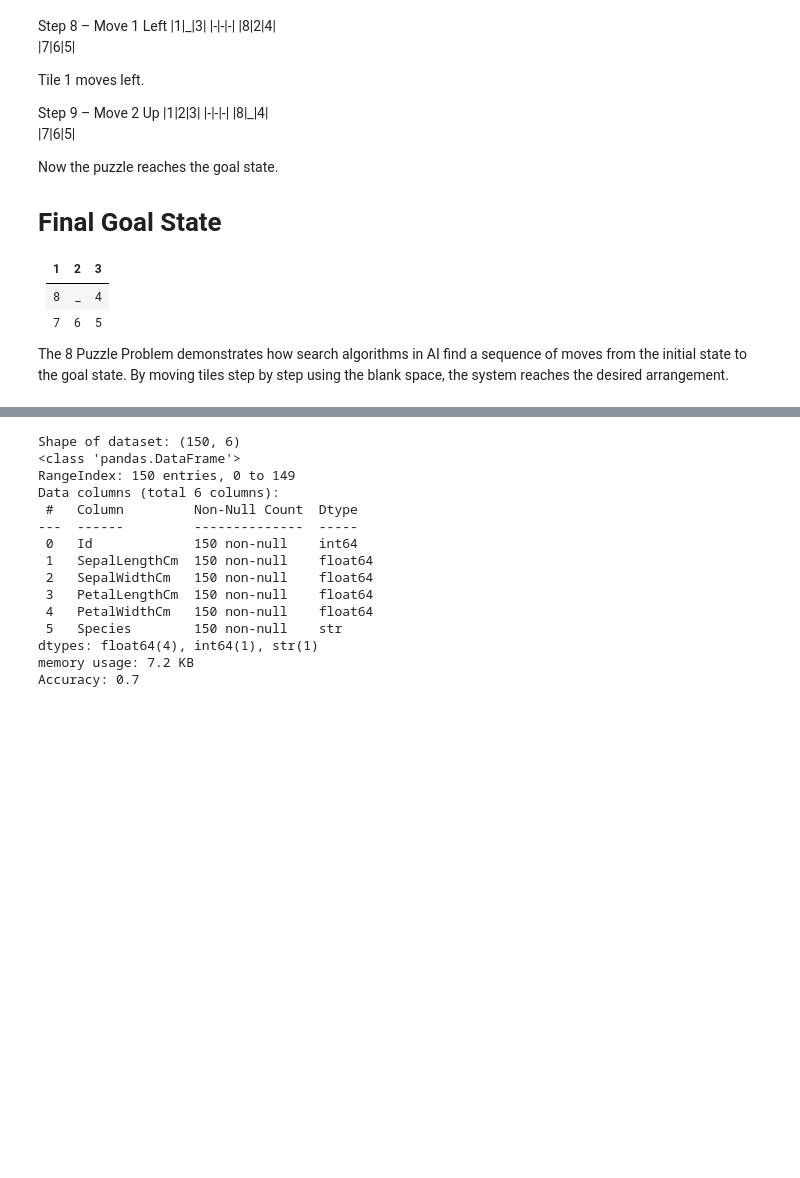
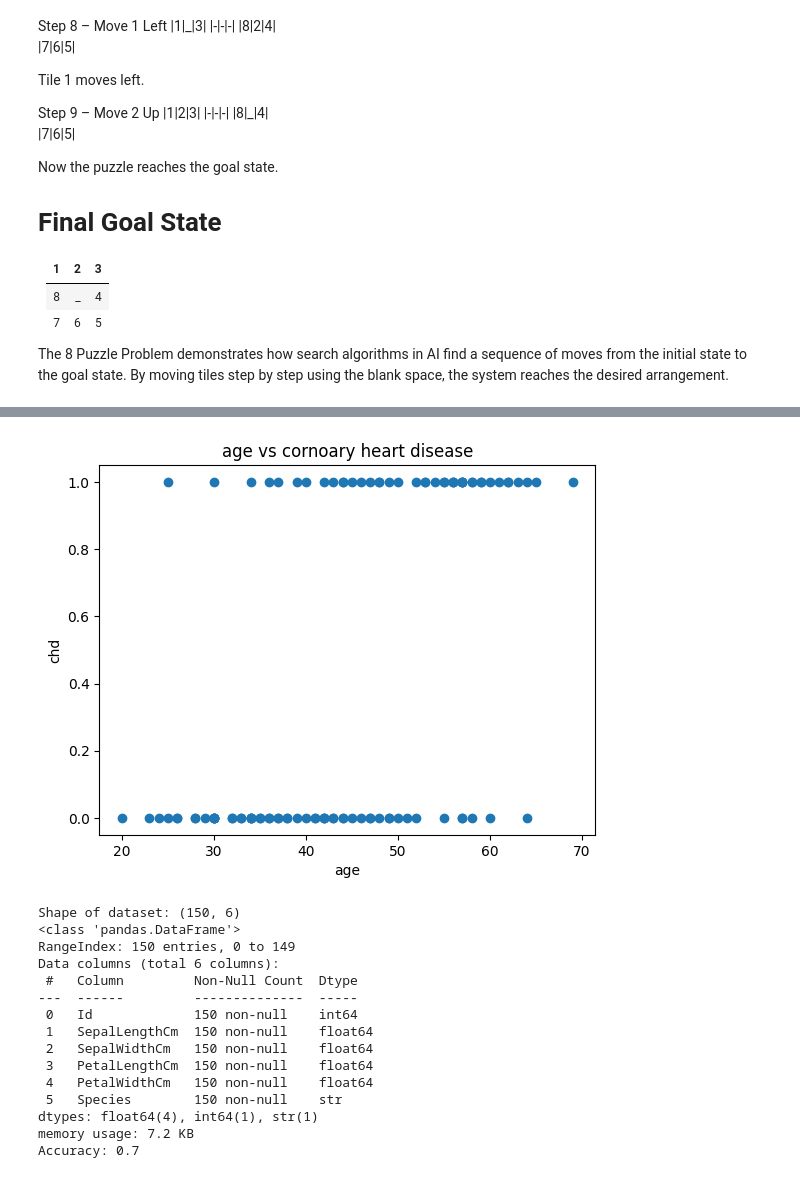
Before and after one commit to raghu24k/ML-Practical, a Jupyter notebook: tasks.ipynb, the cells around one changed output, grey strips where cells are left out. Cells and saved outputs as stored; diff of their text form; code cells hidden in the pictures; blank space fills up the shorter version.

```diff
--- a/tasks.ipynb
+++ b/tasks.ipynb
@@ -266,49 +288,50 @@ from sklearn.metrics import (classification_report,confusion_matrix,accuracy_sco
 # data=[[hours,age,internet]]
 # print(model.predict(data))
 # %%
-# # Logistic Regression
-# chd = pd.read_csv('./dataset/chd_data.csv')
-# print(chd)
-# chd.info()
-# chd.isna().sum()
-# chd.shape
-# plt.scatter('age','chd',data=chd)
-# plt.xlabel('age')
-# plt.ylabel('chd')
-# plt.title('age vs cornoary heart disease')
+# Logistic Regression
+chd = pd.read_csv('./dataset/chd_data.csv')
+print(chd)
+chd.info()
+chd.isna().sum()
+chd.shape
+plt.scatter('age','chd',data=chd)
+plt.xlabel('age')
+plt.ylabel('chd')
+plt.title('age vs cornoary heart disease')
 
-# #Specifying the columns as predictor and target variable
-# predictor=["age"]
-# target=["chd"]
-# X=chd[["age"]]# x contains the predictor values or input data
-# y=chd[["chd"]] # y contains the target labels
-# X_train,X_test,y_train,y_test = train_test_split(X,y,test_size=0.3,random_state=0)
-# print("Shape of X_train:",X_train.shape)
-# print("Shape of y_train:",y_train.shape)
-# print("Shape of X_test:",X_test.shape)
-# print("Shape of y_test:",y_test.shape)
+#Specifying the columns as predictor and target variable
+predictor=["age"]
+target=["chd"]
+X=chd[["age"]]# x contains the predictor values or input data
+y=chd[["chd"]] # y contains the target labels
+X_train,X_test,y_train,y_test = train_test_split(X,y,test_size=0.3,random_state=0)
+print("Shape of X_train:",X_train.shape)
+print("Shape of y_train:",y_train.shape)
+print("Shape of X_test:",X_test.shape)
+print("Shape of y_test:",y_test.shape)
 
-# model=LogisticRegression()
-# model.fit(X_train,y_train)
-# print("Intercept:",model.intercept_,"\nCoefficient:",model.coef_)
+model=LogisticRegression()
+model.fit(X_train,y_train)
+print("Intercept:",model.intercept_,"\nCoefficient:",model.coef_)
 
-# #Craeting a sample data
-# #test = np.array[29].reshaped (1,-1)
-# # test=int(input("Enter age"))
-# # data=[[test]]
-# # print("\nPredicted class",model.predict(data))
+# # Craeting a sample data
+# test = np.array[29].reshaped (1,-1)
+# test=int(input("Enter age"))
+# data=[[test]]
+# print("\nPredicted class",model.predict(data))
 
-# model.score(X_train,y_train)
-# model.score(X_test,y_test)
+model.score(X_train,y_train)
+model.score(X_test,y_test)
 
-# #f1_score
-# from sklearn.metrics import f1_score
-# y_pred=model.predict(X_test)
-# f1=f1_score(y_test,y_pred)
-# print('f1:',f1)
+#f1_score
+from sklearn.metrics import f1_score
+y_pred=model.predict(X_test)
+f1=f1_score(y_test,y_pred)
+print('f1:',f1)
 
-# recall = sklearn.metrics.recall_score(y_test, y_pred)
-# recall
+recall = sklearn.metrics.recall_score(y_test, y_pred)
+recall
 
-# precision = sklearn.metrics.precision_score(y_test, y_pred)
-# precision
+precision = sklearn.metrics.precision_score(y_test, y_pred)
+precision
+# %% [output]
@@ -315,3 +356,4 @@ from sklearn.metrics import (classification_report,confusion_matrix,accuracy_sco
+[figure, added]
 # %%
 # Svm implementation
 
```
Also changed, not shown: parts of 3 cells of this notebook, 2 other files.
